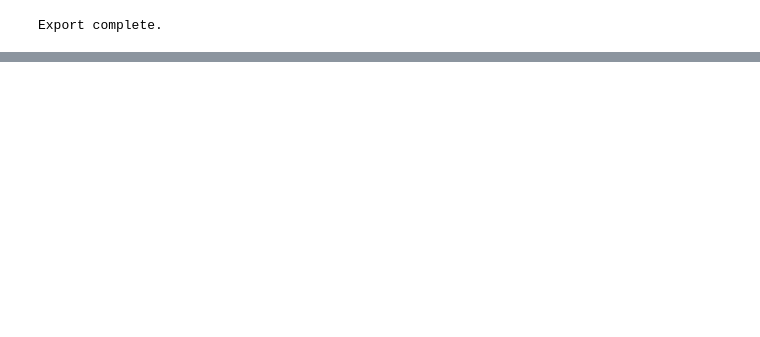
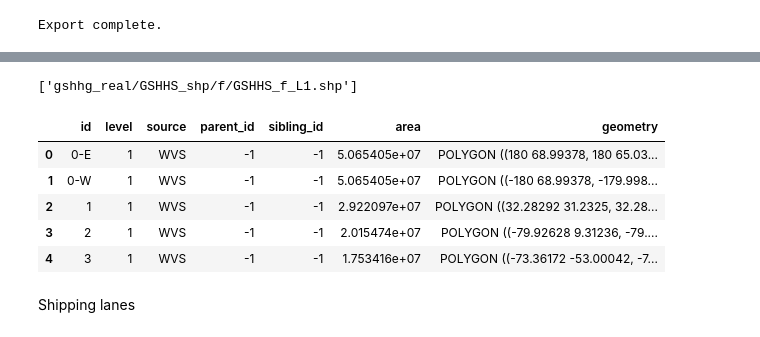
Before and after one commit to diademsamuel/7316, a Jupyter notebook: STRAIT_OF_HORMUZ.ipynb, the cells around one changed output, grey strips where cells are left out. Cells and saved outputs as stored; diff of their text form; code cells hidden in the pictures; blank space fills up the shorter version.

```diff
--- a/STRAIT_OF_HORMUZ.ipynb
+++ b/STRAIT_OF_HORMUZ.ipynb
@@ -113,0 +251,12 @@ Export complete.
+# %%
+gshhs_files = [
+    "GSHHS_f_L1.shp",
+    "GSHHS_h_L1.shp",
+    "GSHHS_i_L1.shp",
+    "GSHHS_l_L1.shp",
+    "GSHHS_c_L1.shp"
+]
+
+print("Target GSHHS files:")
+for f in gshhs_files:
+    print(f)
@@ -113,0 +270,12 @@ Export complete.
+# %%
+import os
+
+root = "gshhg_real"
+all_shps = []
+
+for dirpath, dirnames, filenames in os.walk(root):
+    for f in filenames:
+        if f.endswith(".shp"):
+            all_shps.append(os.path.join(dirpath, f))
+
+all_shps
@@ -113,0 +300,22 @@ Export complete.
+# %%
+coast_candidates = [p for p in all_shps if "GSHHS_f_L1.shp" in p]
+
+coast_candidates
+# %% [output]
+['gshhg_real/GSHHS_shp/f/GSHHS_f_L1.shp']
+# %%
+import geopandas as gpd
+
+coast_path = coast_candidates[0]
+coast = gpd.read_file(coast_path)
+
+coast.head()
+# %% [output]
+|  | id | level | source | parent_id | sibling_id | area | geometry |
+| 0 | 0-E | 1 | WVS | -1 | -1 | 5.065405e+07 | POLYGON ((180 68.99378, 180 65.03... |
+| 1 | 0-W | 1 | WVS | -1 | -1 | 5.065405e+07 | POLYGON ((-180 68.99378, -179.998... |
+| 2 | 1 | 1 | WVS | -1 | -1 | 2.922097e+07 | POLYGON ((32.28292 31.2325, 32.28... |
+| 3 | 2 | 1 | WVS | -1 | -1 | 2.015474e+07 | POLYGON ((-79.92628 9.31236, -79.... |
+| 4 | 3 | 1 | WVS | -1 | -1 | 1.753416e+07 | POLYGON ((-73.36172 -53.00042, -7... |
+# %% [markdown]
+  Shipping lanes
```
Also changed, not shown: parts of 23 cells of this notebook.
